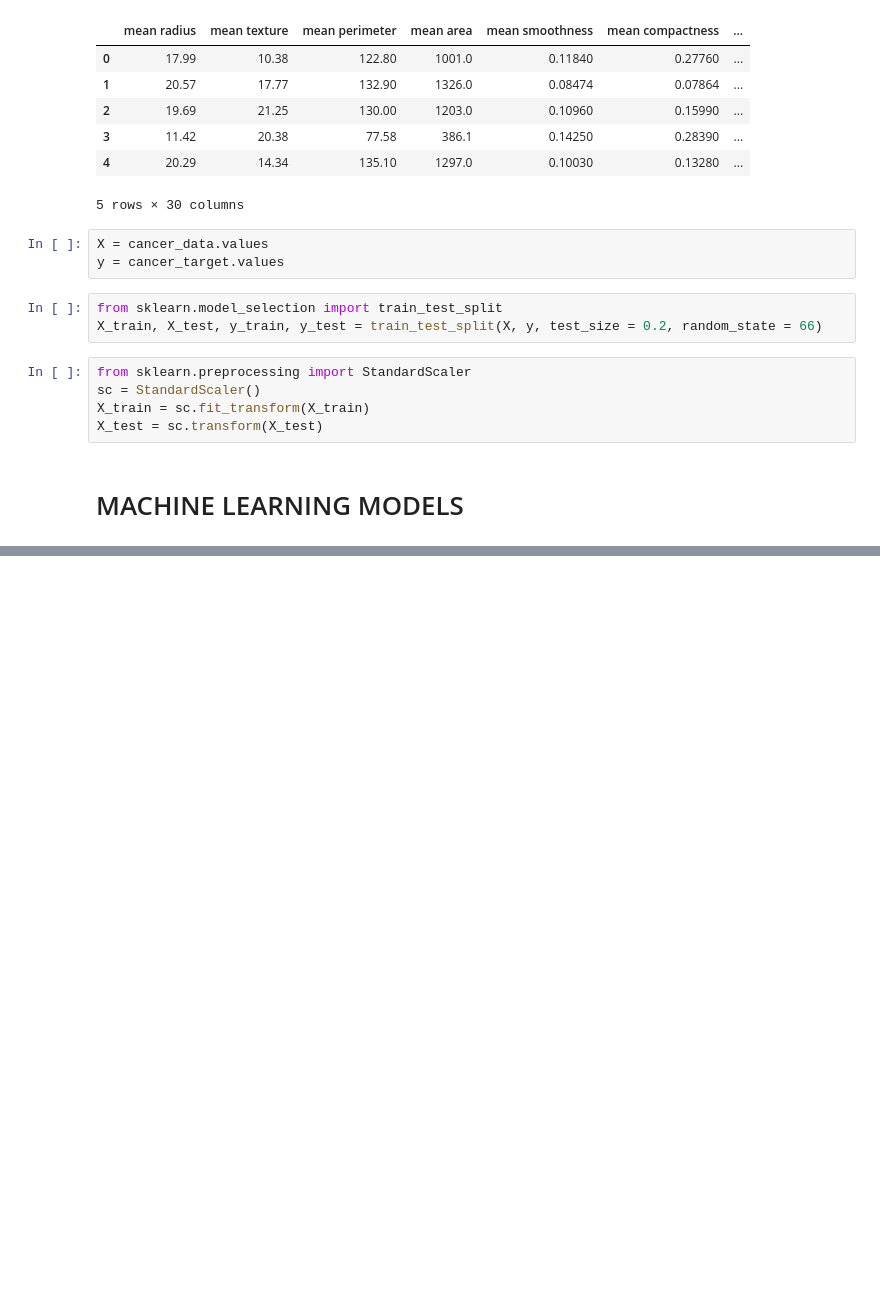
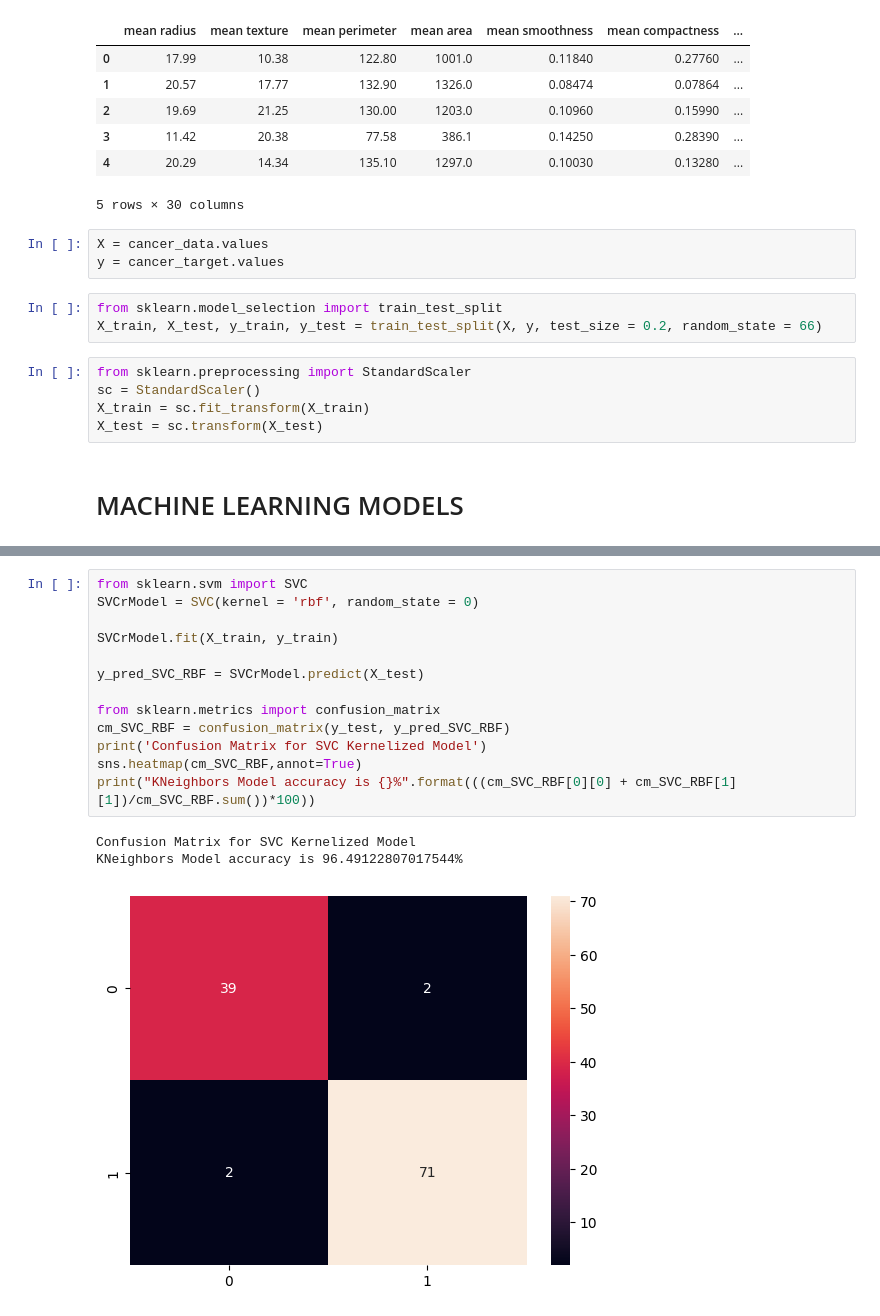
Before and after one commit to adamerikoff/learningDeepMachine, a Jupyter notebook: cancer_classification_comparison.ipynb, the cells around one changed output, grey strips where cells are left out. Drawn from its saved outputs; the diff is of its cells as text; blank space fills up the shorter version.

```diff
--- a/cancer_classification_comparison.ipynb
+++ b/cancer_classification_comparison.ipynb
@@ -38,0 +92,17 @@ X_test = sc.transform(X_test)
+# %%
+from sklearn.svm import SVC
+SVCrModel = SVC(kernel = 'rbf', random_state = 0)
+
+SVCrModel.fit(X_train, y_train)
+
+y_pred_SVC_RBF = SVCrModel.predict(X_test)
+
+from sklearn.metrics import confusion_matrix
+cm_SVC_RBF = confusion_matrix(y_test, y_pred_SVC_RBF)
+print('Confusion Matrix for SVC Kernelized Model')
+sns.heatmap(cm_SVC_RBF,annot=True)
+print("KNeighbors Model accuracy is {}%".format(((cm_SVC_RBF[0][0] + cm_SVC_RBF[1][1])/cm_SVC_RBF.sum())*100))
+# %% [output]
+Confusion Matrix for SVC Kernelized Model
+KNeighbors Model accuracy is 96.49122807017544%
+[figure, added]
```
Also changed, not shown: parts of 6 cells of this notebook.
